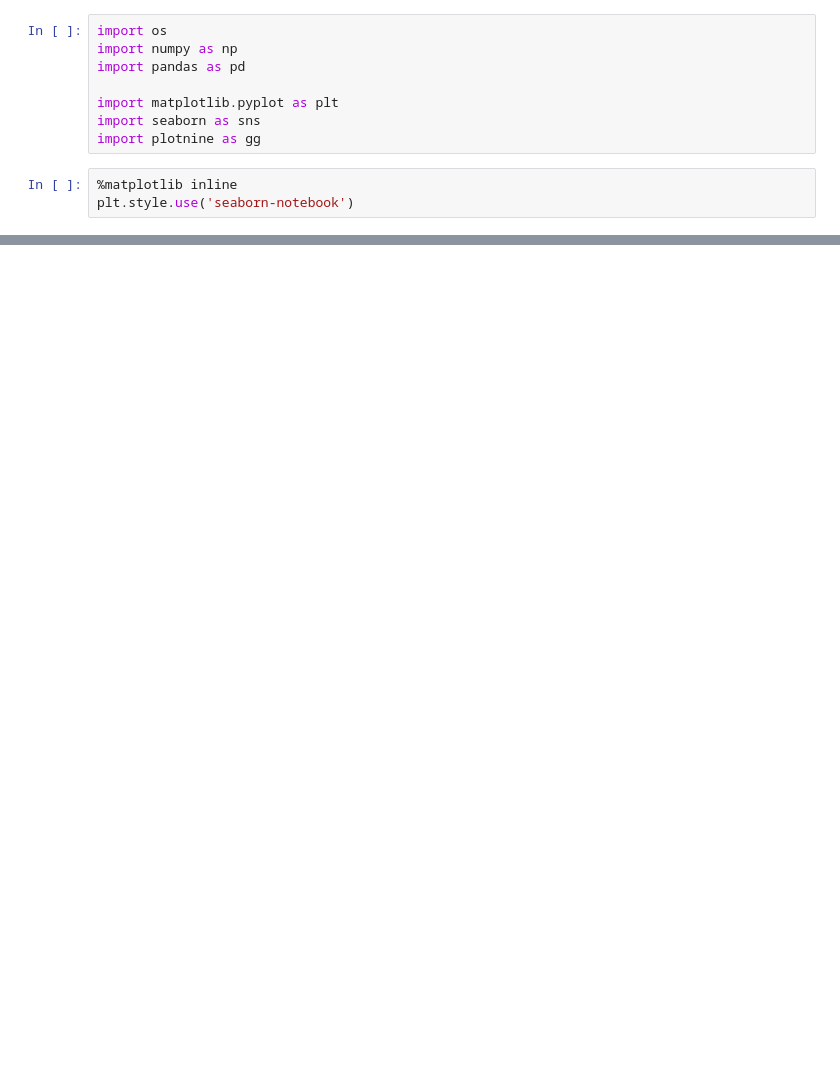
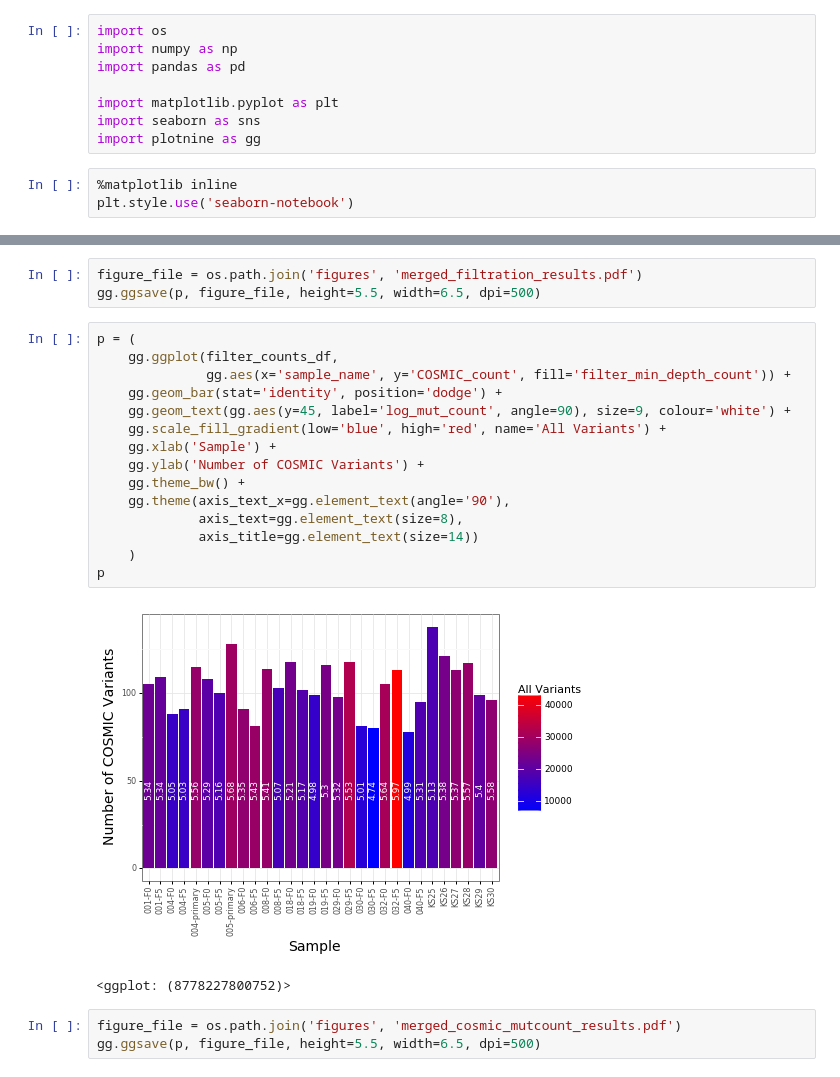
Before and after one commit to greenelab/pdx_exomeseq, a Jupyter notebook: filter_variants.ipynb, the cells around one changed output, grey strips where cells are left out. Saved outputs shown, nothing was run; the diff lists cells and outputs as text; blank space fills up the shorter version.

```diff
--- a/filter_variants.ipynb
+++ b/filter_variants.ipynb
@@ -232,0 +371,24 @@ gg.ggsave(p, figure_file, height=5.5, width=6.5, dpi=500)
+# %%
+figure_file = os.path.join('figures', 'merged_filtration_results.pdf')
+gg.ggsave(p, figure_file, height=5.5, width=6.5, dpi=500)
+# %%
+p = (
+    gg.ggplot(filter_counts_df,
+              gg.aes(x='sample_name', y='COSMIC_count', fill='filter_min_depth_count')) +
+    gg.geom_bar(stat='identity', position='dodge') +
+    gg.geom_text(gg.aes(y=45, label='log_mut_count', angle=90), size=9, colour='white') +
+    gg.scale_fill_gradient(low='blue', high='red', name='All Variants') +
+    gg.xlab('Sample') +
+    gg.ylab('Number of COSMIC Variants') +
+    gg.theme_bw() +
+    gg.theme(axis_text_x=gg.element_text(angle='90'),
+             axis_text=gg.element_text(size=8),
+             axis_title=gg.element_text(size=14))
+    )
+p
+# %% [output]
+[figure, added]
+<ggplot: (8778227800752)>
+# %%
+figure_file = os.path.join('figures', 'merged_cosmic_mutcount_results.pdf')
+gg.ggsave(p, figure_file, height=5.5, width=6.5, dpi=500)
```
Also changed, not shown: parts of 38 cells of this notebook.
